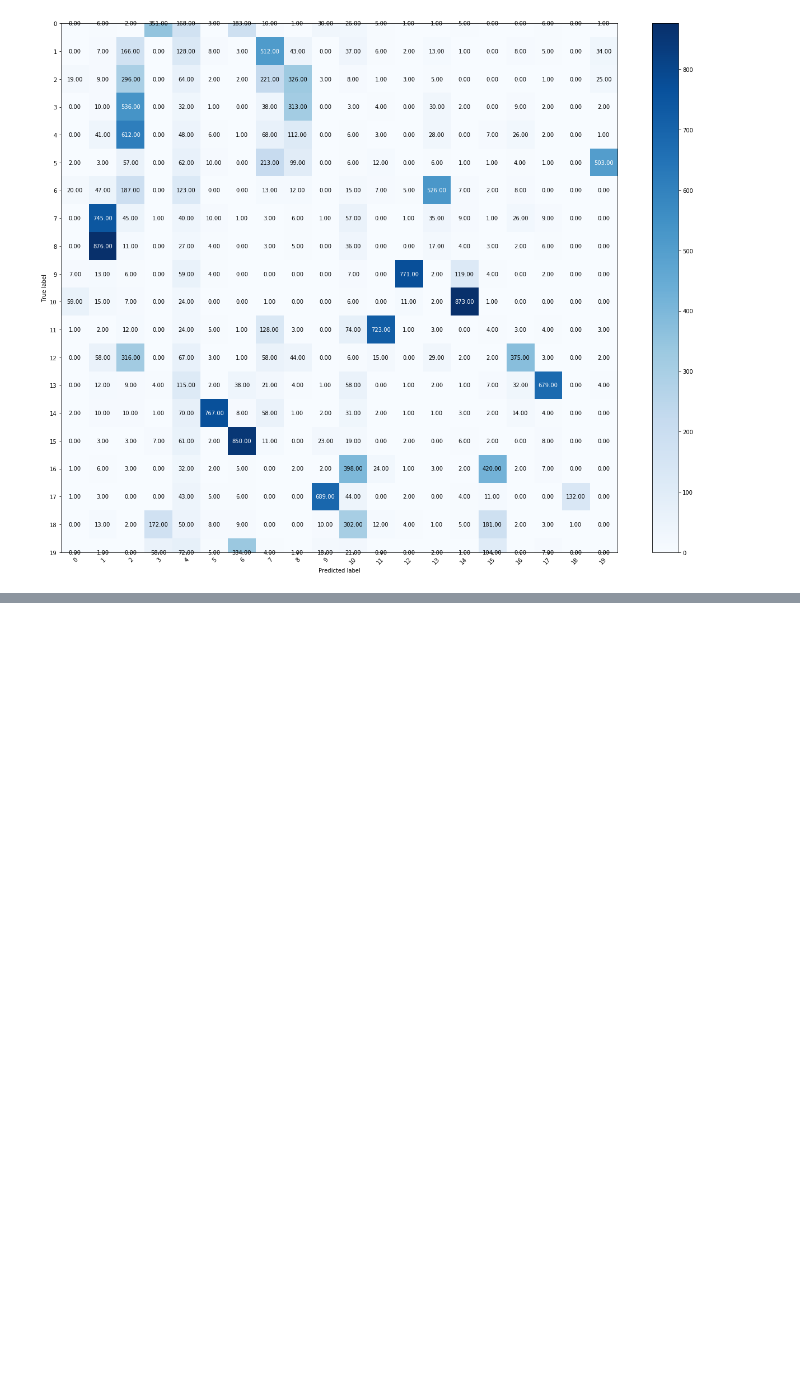
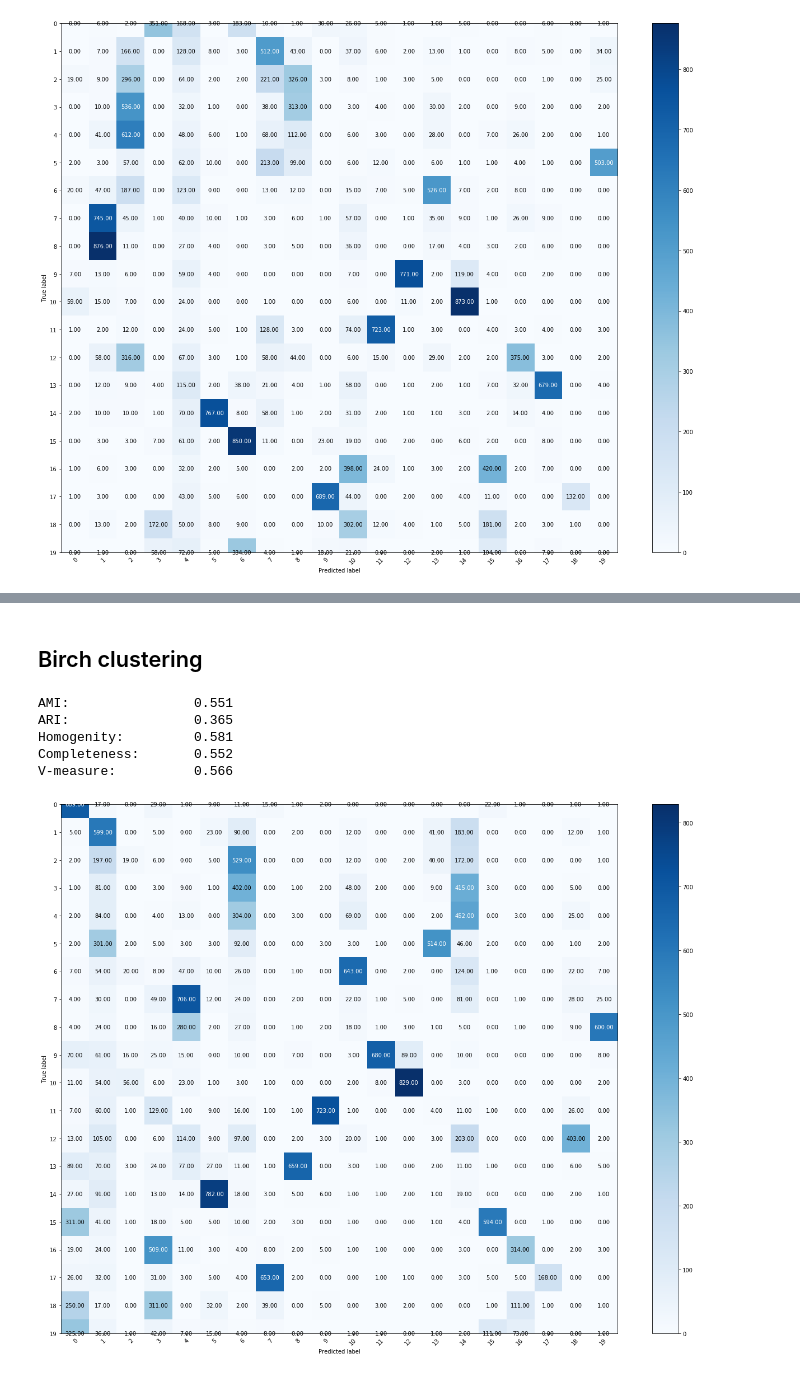
Before and after one commit to Goopard/DS-Homeworks, a Jupyter notebook: HW6.ipynb, the cells around one changed output, grey strips where cells are left out. Saved outputs shown, nothing was run; the diff lists cells and outputs as text; code cells hidden in the pictures; blank space fills up the shorter version.

```diff
--- a/HW6.ipynb
+++ b/HW6.ipynb
@@ -512,0 +561,17 @@ plot_contingency_matrix(all_documents['group'], all_documents['cluster'])
+# %% [markdown]
+## Birch clustering
+# %%
+model = Birch(n_clusters=20)
+all_documents['cluster'] = model.fit_predict(documents)
+# %%
+hcv_report(all_documents['cluster'], all_documents['group'])
+# %% [output]
+AMI:                0.551
+ARI:                0.365
+Homogenity:         0.581
+Completeness:       0.552
+V-measure:          0.566
+# %%
+plot_contingency_matrix(all_documents['group'], all_documents['cluster'])
+# %% [output]
+[figure, added]
```
Also changed, not shown: parts of 8 cells of this notebook.
